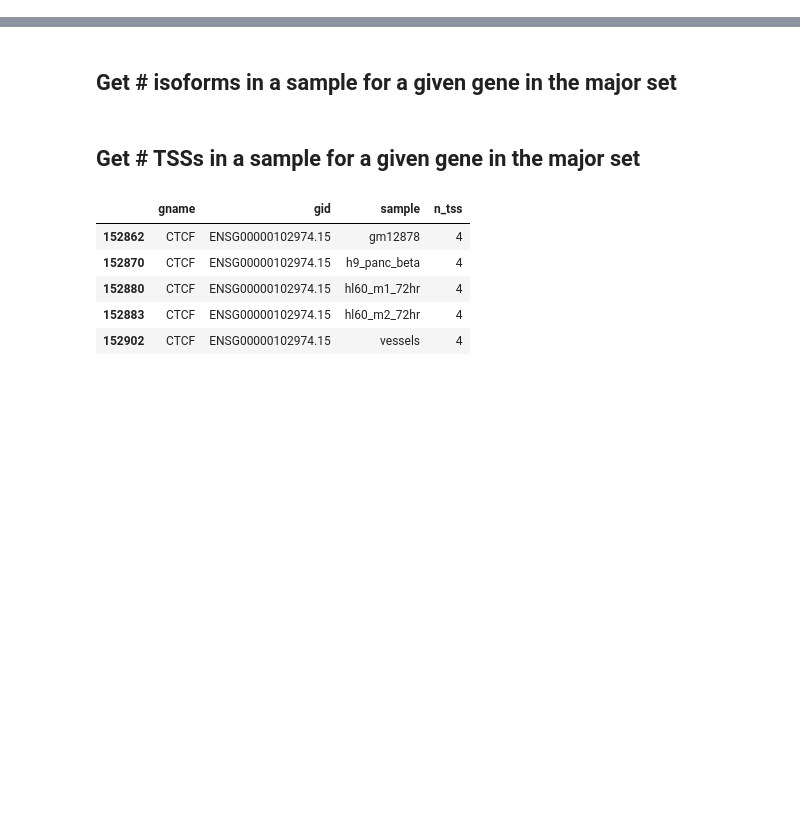
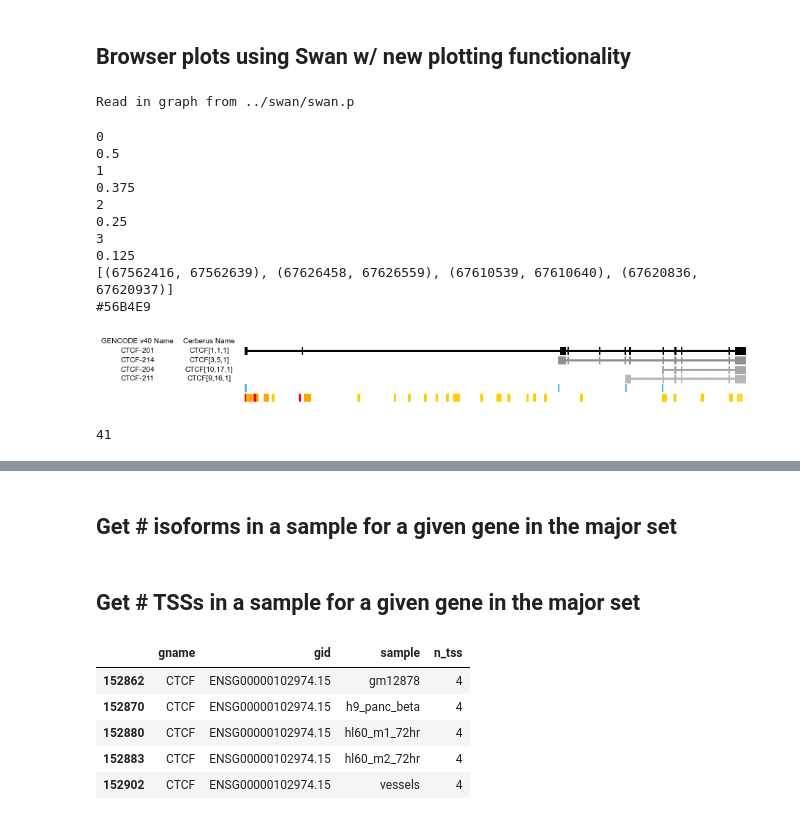
Before and after one commit to fairliereese/rnawg, a Jupyter notebook: lr_bulk/cerberus/triplets/major_isos.ipynb, the cells around one changed output, grey strips where cells are left out. Saved outputs shown, nothing was run; the diff lists cells and outputs as text; code cells hidden in the pictures; blank space fills up the shorter version.

Commit message:
more browser plot stuff

```diff
--- a/lr_bulk/cerberus/triplets/major_isos.ipynb
+++ b/lr_bulk/cerberus/triplets/major_isos.ipynb
@@ -26,3 +25,10 @@ gtf = '../cerberus.gtf'
 swan_file = '../swan/swan.p'
 filt_ab = '../cerberus_filtered_abundance.tsv'
 h5 = '../cerberus_annot.h5'
+# %% [markdown]
+## Browser plots using Swan w/ new plotting functionality
+# %%
+sg = swan.read(swan_file)
+ca = cerberus.read(c_annot)
+# %% [output]
+Read in graph from ../swan/swan.p
@@ -28,0 +186,66 @@ h5 = '../cerberus_annot.h5'
+# %%
+# CTCF vessels
+gene = 'CTCF'
+obs_col = 'sample'
+obs_condition = 'vessels'
+ax, tpm_df = plot_major_browser_isoforms(ca, sg, gene, obs_col, obs_condition, major_set, ref_source='v40')
+
+# # TSS regions
+# x = 14
+# h = 0.1
+# y = 0
+
+# tpm_df = add_feat(tpm_df, kind='tss', col='transcript_id')
+# tpm_df.head()
+# tss_df = ca.tss.loc[ca.tss.Name.isin(tpm_df.tss.tolist())]
+# tss_df.head()
+# regions = [(entry.Start, entry.End) for ind, entry in tss_df.iterrows()]
+# color = get_sector_colors()[0]['tss']
+# print(regions)
+# print(color)
+
+# ax = sg.pg.plot_regions(regions, sg.pg.scale, sg.pg.strand, sg.pg.g_min, sg.pg.g_max, x, y, h, color, ax)
+# # plt.axis('off')
+
+# # ccre regions
+# sources = ['pls', 'pels', 'dels']
+# ccre = ca.tss_map.loc[ca.tss_map.source.isin(sources)].copy(deep=True)
+
+# # get ranges w/i this region
+# min_coord = sg.pg.g_min
+# max_coord = sg.pg.g_max
+# chrom = sg.pg.chrom
+
+# ccre['min_coord'] = ccre[['Start', 'End']].min(axis=1)
+# ccre['max_coord'] = ccre[['Start', 'End']].max(axis=1)
+
+# # subset on regions
+# ccre = pr.PyRanges(ccre)
+# region = pr.from_dict({'Chromosome': [chrom],
+#                                 'Start': [min_coord],
+#                                 'End': [max_coord]})
+# # ccre = ccre.intersect(region, strandedness=None, how='containment')
+# ccre = ccre.intersect(region, strandedness=None)
+# ccre = ccre.as_df()
+
+# # colors
+# c_dict, _ = get_ccre_colors()
+# colors = [c_dict[s] for s in ccre.source.tolist()]
+# regions = [(entry.Start, entry.End) for ind, entry in ccre.iterrows()]
+# y = -1*(h*1.25)
+# ax = sg.pg.plot_regions(regions, sg.pg.scale, sg.pg.strand, sg.pg.g_min, sg.pg.g_max, x, y, h, colors, ax)
+# plt.axis('off')
+
+# plt.savefig('figures/ctcf_major_vessels.pdf', dpi=300)
+# %% [output]
+0
+0.5
+1
+0.375
+2
+0.25
+3
+0.125
+[(67562416, 67562639), (67626458, 67626559), (67610539, 67610640), (67620836, 67620937)]
+#56B4E9
+[figure, added]
@@ -28,0 +279,4 @@ h5 = '../cerberus_annot.h5'
+# %%
+len(ccre.index)
+# %% [output]
+41
```
Also changed, not shown: parts of 8 cells of this notebook.
